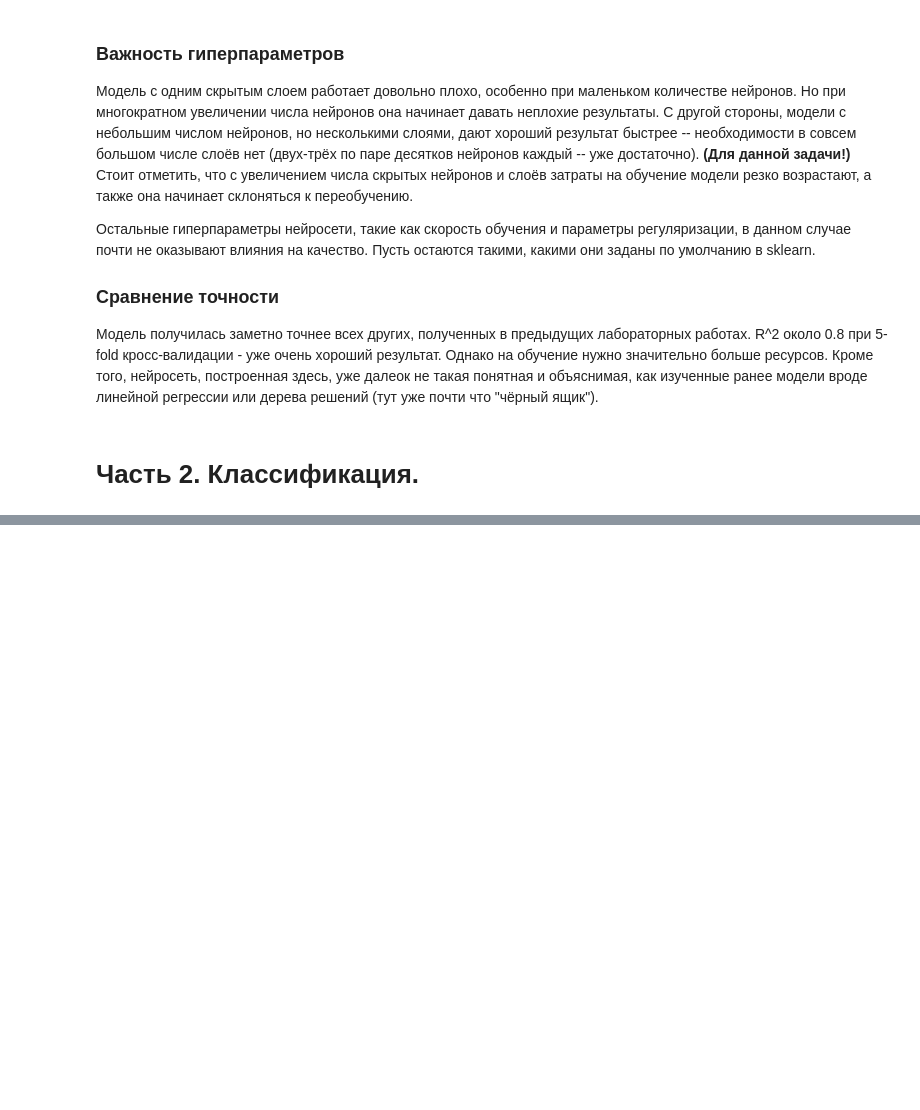
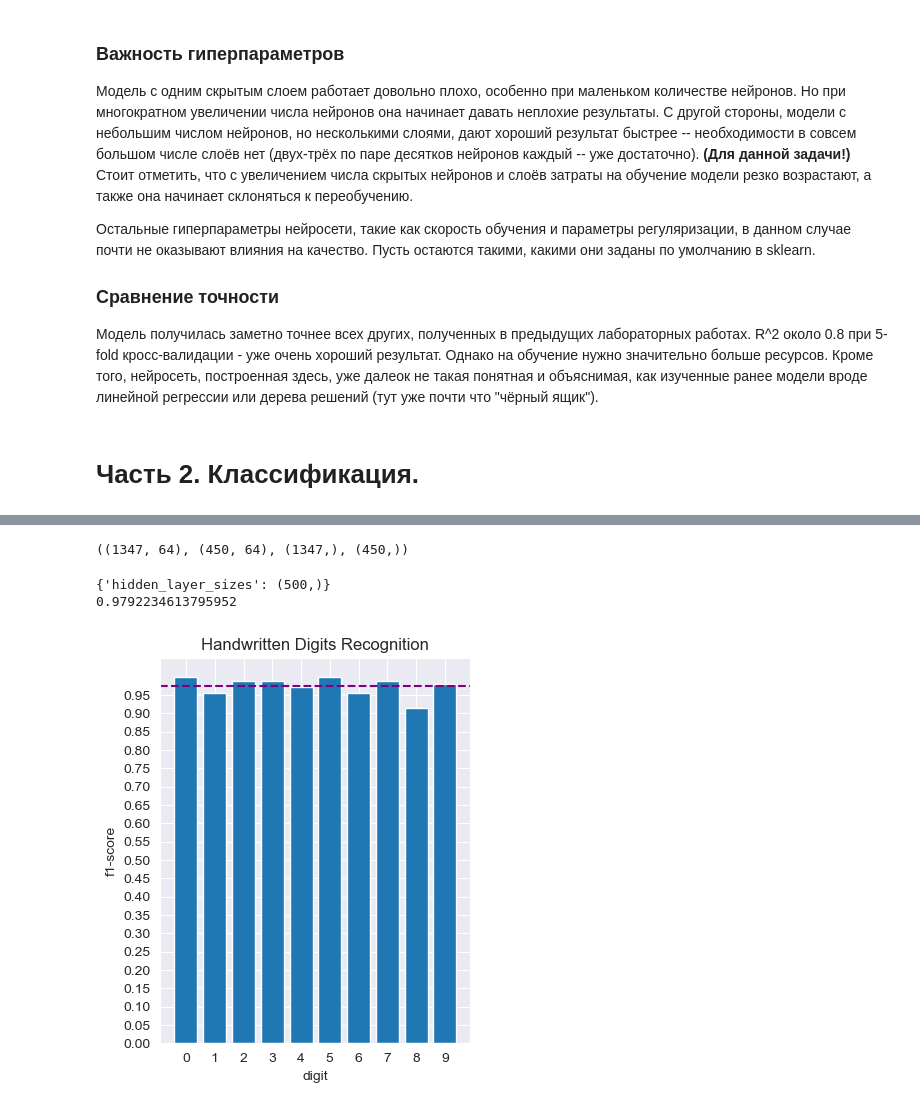
Before and after one commit to MeGysssTaa/bfu-ml-labs, a Jupyter notebook: lab_7/lab.ipynb, the cells around one changed output, grey strips where cells are left out. Cells and saved outputs as stored; diff of their text form; code cells hidden in the pictures; blank space fills up the shorter version.

```diff
--- a/lab_7/lab.ipynb
+++ b/lab_7/lab.ipynb
@@ -176,0 +211,55 @@ print(grid_search.best_score_)
+# %%
+X = df.drop(['target'], axis=1)
+y = df['target']
+X_train, X_test, y_train, y_test = train_test_split(X, y)
+X_train.shape, X_test.shape, y_train.shape, y_test.shape
+# %% [output]
+((1347, 64), (450, 64), (1347,), (450,))
+# %%
+scaler = StandardScaler()
+scaler.fit(X_train)
+X_train = scaler.transform(X_train)
+X_test = scaler.transform(X_test)
+# %%
+from sklearn.neural_network import MLPClassifier
+
+param_grid = {
+    'hidden_layer_sizes': [
+        (500,), (1000,),
+        (500, 200), (1000, 500),
+        (500, 200, 100), (1000, 500, 200),
+        (1000, 500, 200, 100)
+    ],
+}
+
+grid_search = GridSearchCV(MLPClassifier(random_state=g_random_state, max_iter=5000), param_grid, cv=5, scoring='accuracy')
+grid_search.fit(X_train, y_train)
+
+print(grid_search.best_params_)
+print(grid_search.best_score_)
+# %% [output]
+{'hidden_layer_sizes': (500,)}
+0.9792234613795952
+# %%
+from sklearn.metrics import classification_report
+
+metric = 'f1-score'
+
+report = classification_report(y_test, grid_search.best_estimator_.predict(X_test), output_dict=True)
+keys = range(10)
+values = [report[str(k)][metric] for k in keys]
+
+plt.figure(figsize=(4, 5))
+
+plt.bar(keys, values)
+plt.axhline(np.asarray(values).mean(), c='purple', linestyle='dashed')
+
+plt.xticks(keys)
+plt.yticks(np.arange(0., 1., 0.05))
+plt.xlabel('digit')
+plt.ylabel(metric)
+plt.title('Handwritten Digits Recognition')
+
+plt.show()
+# %% [output]
+[figure, added]
```
Also changed, not shown: parts of 2 cells of this notebook.
